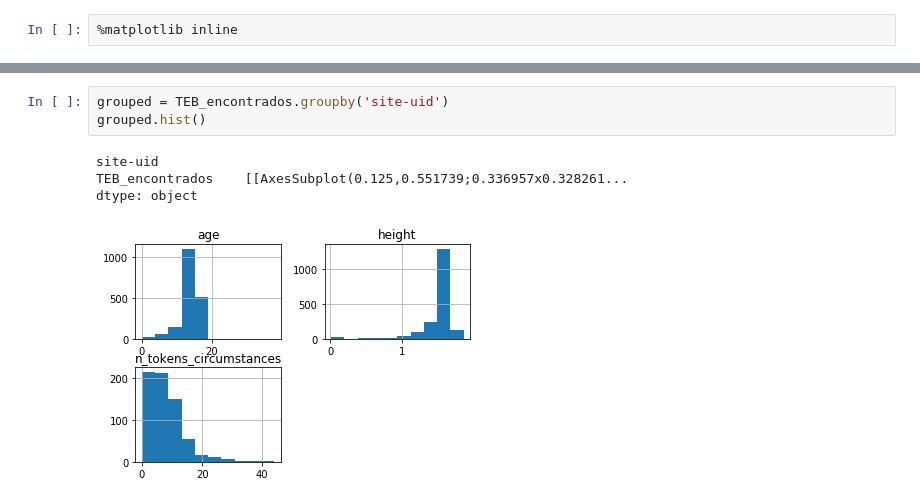
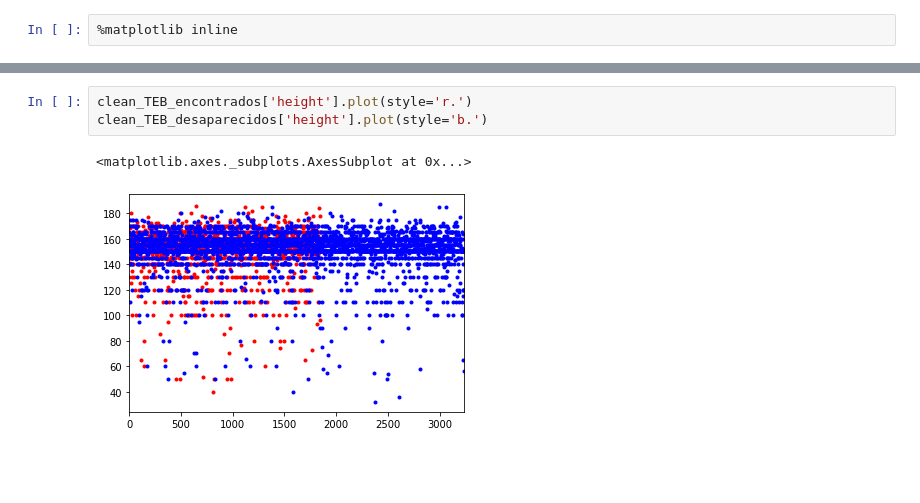
Before and after one commit to royrimachi/te_estamos_buscando_ws, a Jupyter notebook: TEB-Encontrados.ipynb, the cells around one changed output, grey strips where cells are left out. Saved outputs shown, nothing was run; the diff lists cells and outputs as text; blank space fills up the shorter version.

Commit message:
Height values corrected

```diff
--- a/TEB-Encontrados.ipynb
+++ b/TEB-Encontrados.ipynb
@@ -204,8 +38,6 @@ TEB_encontrados['height'].plot(style='k.')
-# %%
-grouped = TEB_encontrados.groupby('site-uid')
-grouped.hist()
-# %% [output]
-site-uid
-TEB_encontrados    [[AxesSubplot(0.125,0.551739;0.336957x0.328261...
-dtype: object
-[figure, removed]
+# %%
+clean_TEB_encontrados['height'].plot(style='r.')
+clean_TEB_desaparecidos['height'].plot(style='b.')
+# %% [output]
+<matplotlib.axes._subplots.AxesSubplot at 0x...>
+[figure, added]
```
Also changed, not shown: parts of 32 cells of this notebook, 2 other files.
